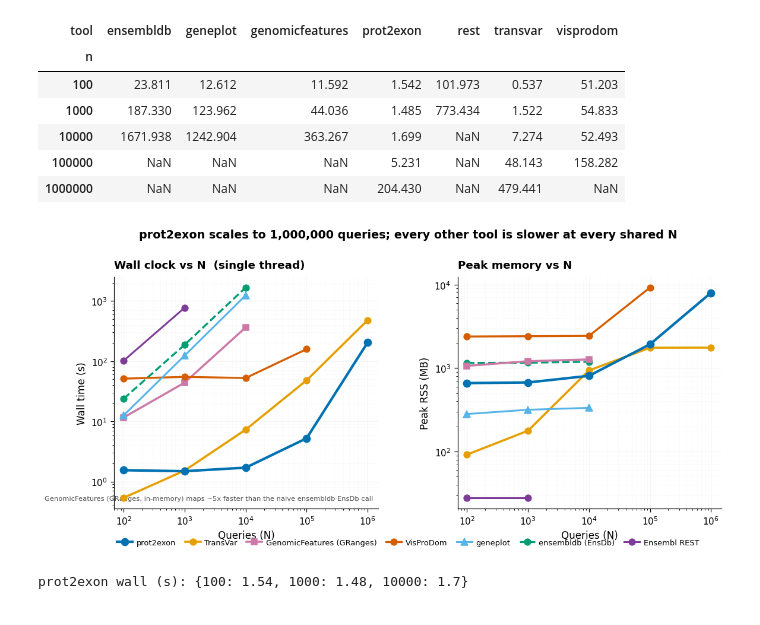
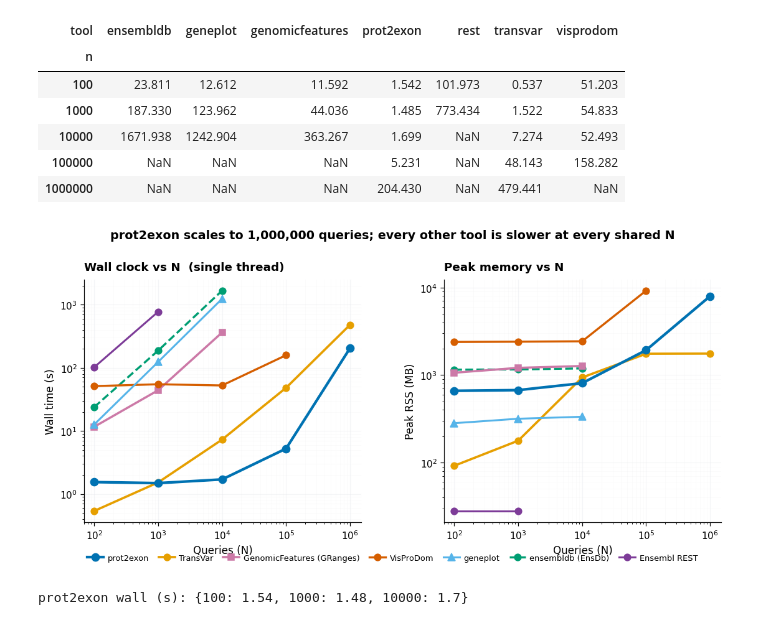
Before and after one commit to SotoLF/fastCDS, a Jupyter notebook: tutorial/reproduce_paper/end_to_end/scaling_and_ram.ipynb, the cells around one changed output. Cells and saved outputs as stored; diff of their text form; code cells hidden in the pictures.

```diff
--- a/tutorial/reproduce_paper/end_to_end/scaling_and_ram.ipynb
+++ b/tutorial/reproduce_paper/end_to_end/scaling_and_ram.ipynb
@@ -179,36 +179,34 @@ for tool, st in STYLE.items():
     else:
         axes[0].plot(d.n, d.wall_s, "D", color=st["c"], ms=st["ms"] + 1, zorder=st["z"],
                      label=f"{st['label']} (1 N)")
     dr = d[d.rss_mb.notna()]
     if len(dr) >= 2:
         axes[1].plot(dr.n, dr.rss_mb, marker=st["mk"], ls=st["ls"], color=st["c"],
                      lw=st["lw"], ms=st["ms"], label=st["label"], zorder=st["z"])
     elif len(dr) == 1:
         axes[1].plot(dr.n, dr.rss_mb, "D", color=st["c"], ms=st["ms"] + 1, zorder=st["z"],
                      label=f"{st['label']} (1 N)")
 
-axes[0].text(0.98, 0.03, "GenomicFeatures (GRanges, in-memory) maps ~5x faster than the naive ensembldb EnsDb call",
-             transform=axes[0].transAxes, ha="right", va="bottom", fontsize=7.5, color="#555")
 for ax in axes:
     ax.set_xscale("log"); ax.set_yscale("log"); ax.set_xlabel("Queries (N)")
     ax.set_xlim(70, 1.5e6)
     ax.grid(which='major', alpha=0.4, lw=0.7); ax.grid(which='minor', alpha=0.2, lw=0.5)
 axes[0].set_ylabel("Wall time (s)")
 axes[0].set_title("Wall clock vs N  (single thread)", loc='left')
 axes[1].set_ylabel("Peak RSS (MB)")
 axes[1].set_title("Peak memory vs N", loc='left')
 # One shared legend BELOW both panels so it never sits on top of a curve.
 handles, labels = axes[0].get_legend_handles_labels()
 fig.legend(handles, labels, loc='lower center', bbox_to_anchor=(0.5, -0.04),
            ncol=7, fontsize=8.5, framealpha=0.95, columnspacing=1.2, handletextpad=0.5)
 
 fig.suptitle("prot2exon scales to 1,000,000 queries; every other tool is slower at every shared N",
              fontsize=12.5, fontweight='semibold', y=1.04)
 fig.tight_layout(rect=[0, 0.05, 1, 0.96])
 fig.savefig(DATA / "scaling_apple2apple.png", bbox_inches="tight")
 plt.show()
 # %% [output]
-[figure, old version]
+[figure, new version]
 # %%
 # The ~1.5 s floor at low N is one-time index load (~298 MB binary
 # index). Per-query mapping is essentially free until we get to 100k+.
```
Also changed, not shown: 14 other files.
